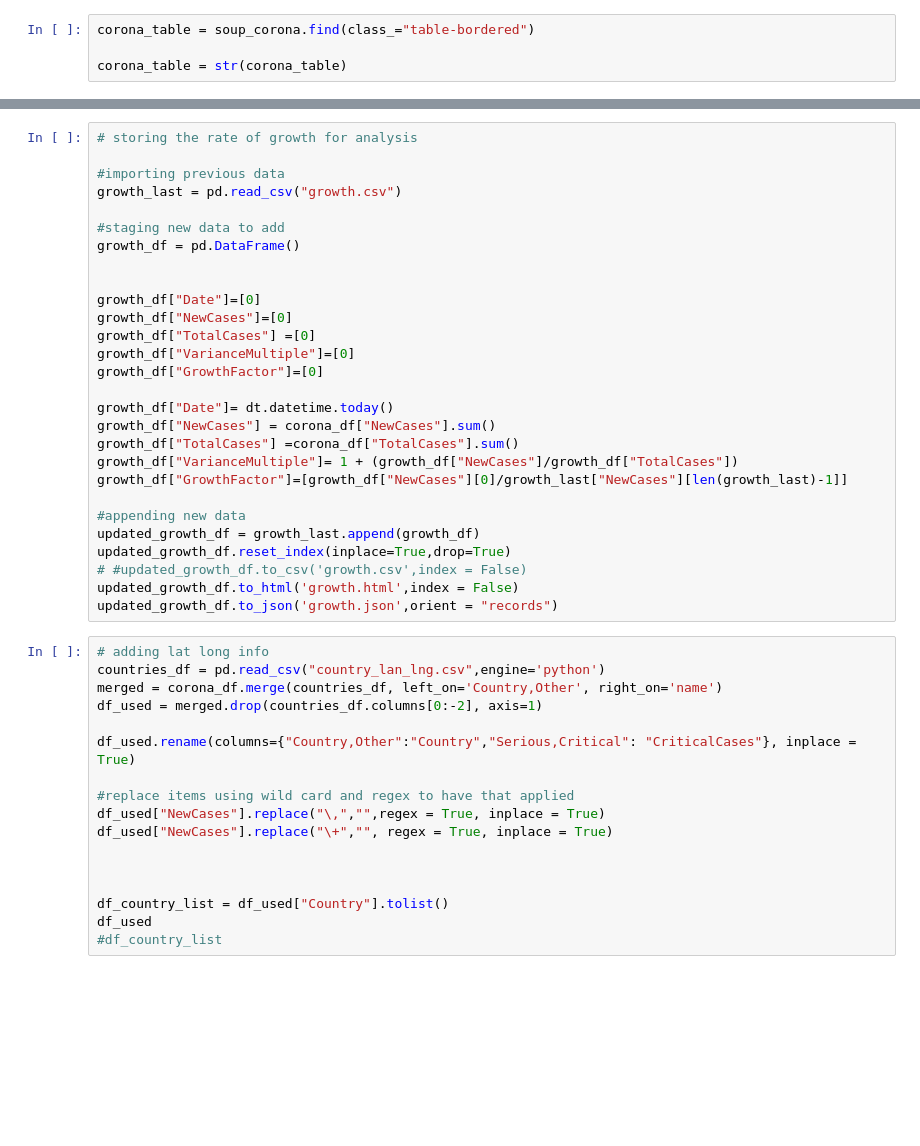
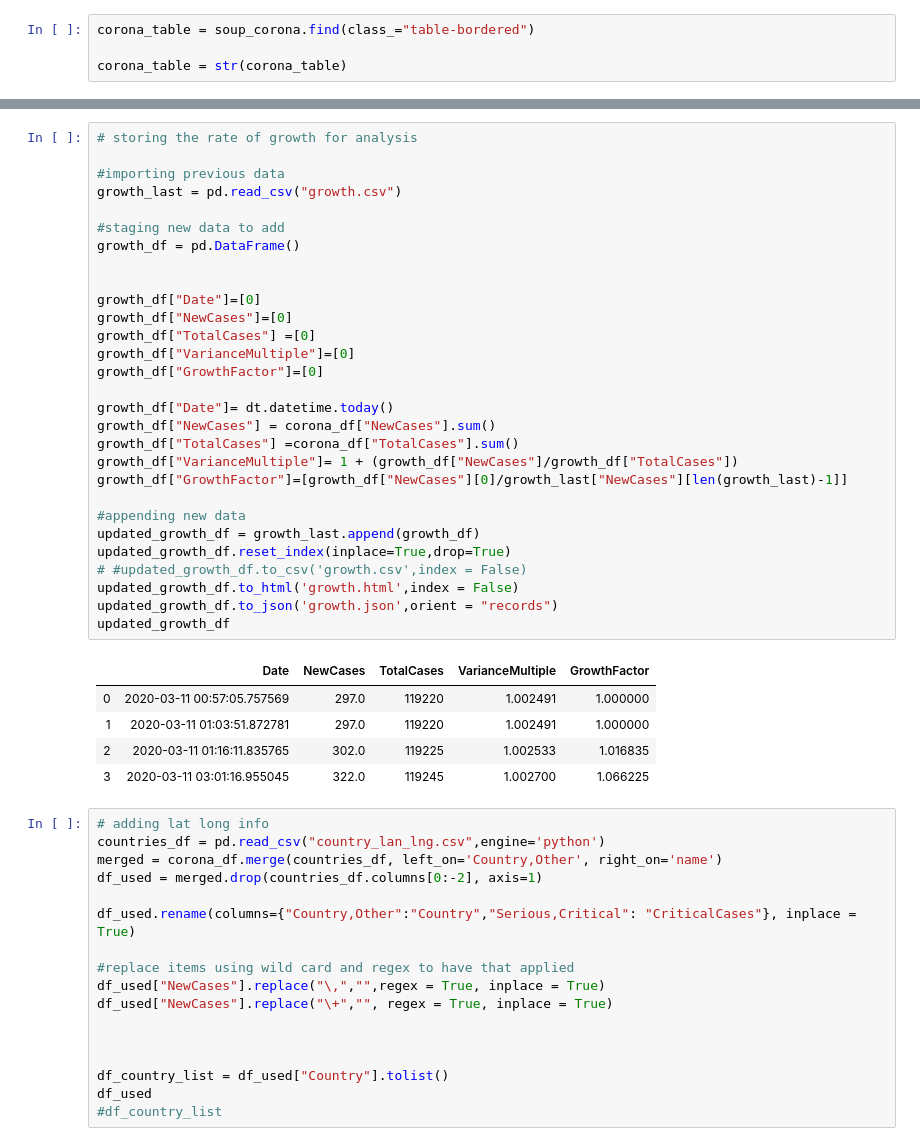
Before and after one commit to xier879/coronavirus_tracker, a Jupyter notebook: corona web scraping.ipynb, the cells around one changed output, grey strips where cells are left out. Drawn from its saved outputs; the diff is of its cells as text; blank space fills up the shorter version.

Commit message:
plotly and growth functions

```diff
--- a/corona web scraping.ipynb
+++ b/corona web scraping.ipynb
@@ -44,31 +44,38 @@ corona_df
 # %%
 # storing the rate of growth for analysis
 
 #importing previous data
 growth_last = pd.read_csv("growth.csv")
 
 #staging new data to add
 growth_df = pd.DataFrame()
 
 
 growth_df["Date"]=[0]
 growth_df["NewCases"]=[0]
 growth_df["TotalCases"] =[0]
 growth_df["VarianceMultiple"]=[0]
 growth_df["GrowthFactor"]=[0]
 
 growth_df["Date"]= dt.datetime.today()
 growth_df["NewCases"] = corona_df["NewCases"].sum()
 growth_df["TotalCases"] =corona_df["TotalCases"].sum()
 growth_df["VarianceMultiple"]= 1 + (growth_df["NewCases"]/growth_df["TotalCases"])
 growth_df["GrowthFactor"]=[growth_df["NewCases"][0]/growth_last["NewCases"][len(growth_last)-1]]
 
 #appending new data
 updated_growth_df = growth_last.append(growth_df)
 updated_growth_df.reset_index(inplace=True,drop=True)
 # #updated_growth_df.to_csv('growth.csv',index = False)
 updated_growth_df.to_html('growth.html',index = False)
 updated_growth_df.to_json('growth.json',orient = "records")
+updated_growth_df
+# %% [output]
+|  | Date | NewCases | TotalCases | VarianceMultiple | GrowthFactor |
+| 0 | 2020-03-11 00:57:05.757569 | 297.0 | 119220 | 1.002491 | 1.000000 |
+| 1 | 2020-03-11 01:03:51.872781 | 297.0 | 119220 | 1.002491 | 1.000000 |
+| 2 | 2020-03-11 01:16:11.835765 | 302.0 | 119225 | 1.002533 | 1.016835 |
+| 3 | 2020-03-11 03:01:16.955045 | 322.0 | 119245 | 1.002700 | 1.066225 |
 # %%
 # adding lat long info
 countries_df = pd.read_csv("country_lan_lng.csv",engine='python')
```
Also changed, not shown: parts of 1 cell of this notebook, 5 other files.
